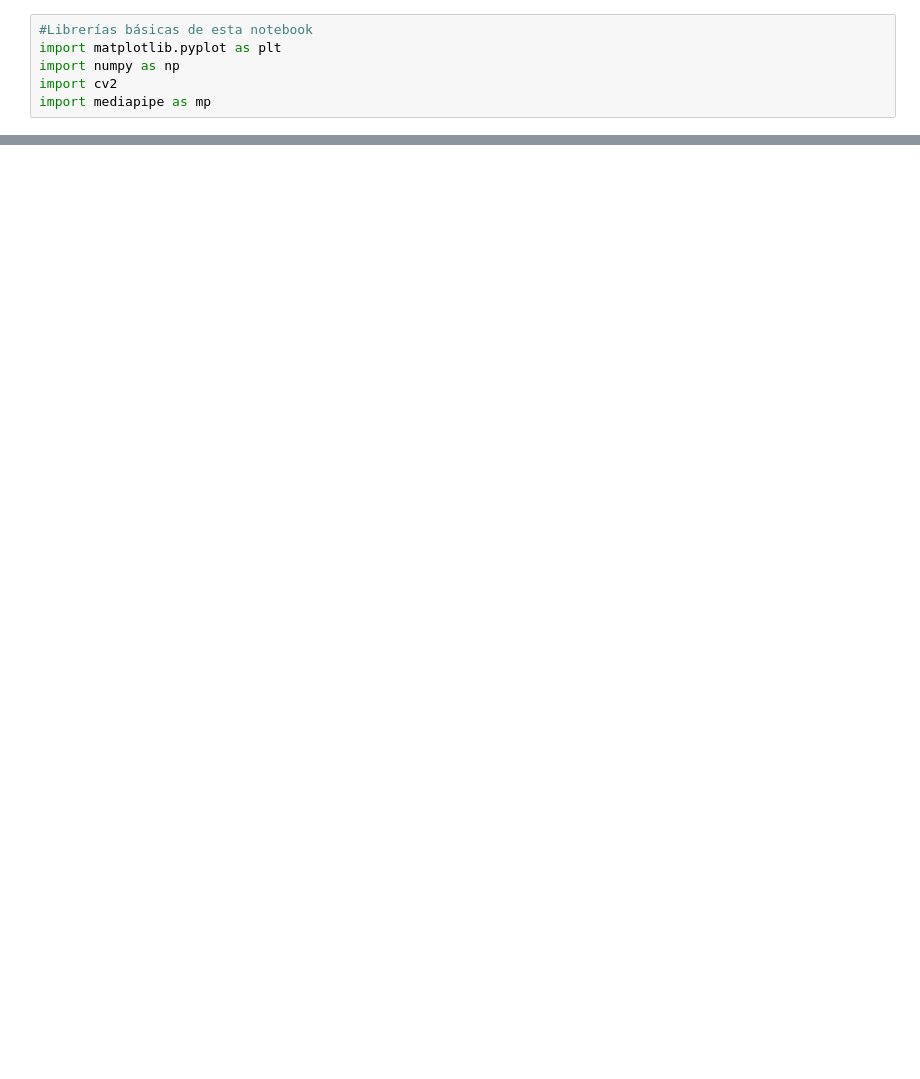
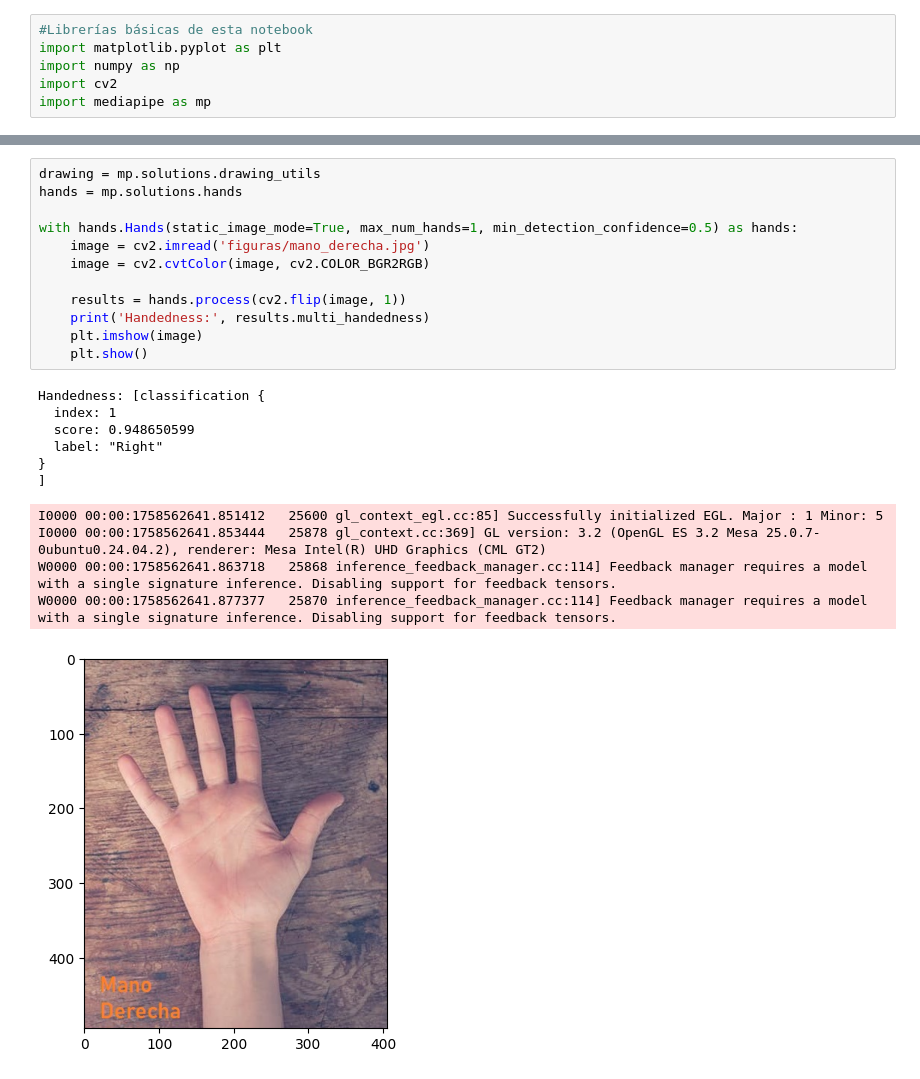
Before and after one commit to JoseAque/TSIA, a Jupyter notebook: TSIA_08_MediaPipe/TSIA_08_PiedraPapelTijera.ipynb, the cells around one changed output, grey strips where cells are left out. Cells and saved outputs as stored; diff of their text form; blank space fills up the shorter version.

```diff
--- a/TSIA_08_MediaPipe/TSIA_08_PiedraPapelTijera.ipynb
+++ b/TSIA_08_MediaPipe/TSIA_08_PiedraPapelTijera.ipynb
@@ -61,0 +86,24 @@ import mediapipe as mp
+# %%
+drawing = mp.solutions.drawing_utils
+hands = mp.solutions.hands
+
+with hands.Hands(static_image_mode=True, max_num_hands=1, min_detection_confidence=0.5) as hands:
+    image = cv2.imread('figuras/mano_derecha.jpg')
+    image = cv2.cvtColor(image, cv2.COLOR_BGR2RGB)
+
+    results = hands.process(cv2.flip(image, 1))
+    print('Handedness:', results.multi_handedness)
+    plt.imshow(image)
+    plt.show()
+# %% [output]
+Handedness: [classification {
+  index: 1
+  score: 0.948650599
+  label: "Right"
+}
+]
+I0000 00:00:1758562641.851412   25600 gl_context_egl.cc:85] Successfully initialized EGL. Major : 1 Minor: 5
+I0000 00:00:1758562641.853444   25878 gl_context.cc:369] GL version: 3.2 (OpenGL ES 3.2 Mesa 25.0.7-0ubuntu0.24.04.2), renderer: Mesa Intel(R) UHD Graphics (CML GT2)
+W0000 00:00:1758562641.863718   25868 inference_feedback_manager.cc:114] Feedback manager requires a model with a single signature inference. Disabling support for feedback tensors.
+W0000 00:00:1758562641.877377   25870 inference_feedback_manager.cc:114] Feedback manager requires a model with a single signature inference. Disabling support for feedback tensors.
+[figure, added]
```
Also changed, not shown: parts of 3 cells of this notebook, 1 other file.
